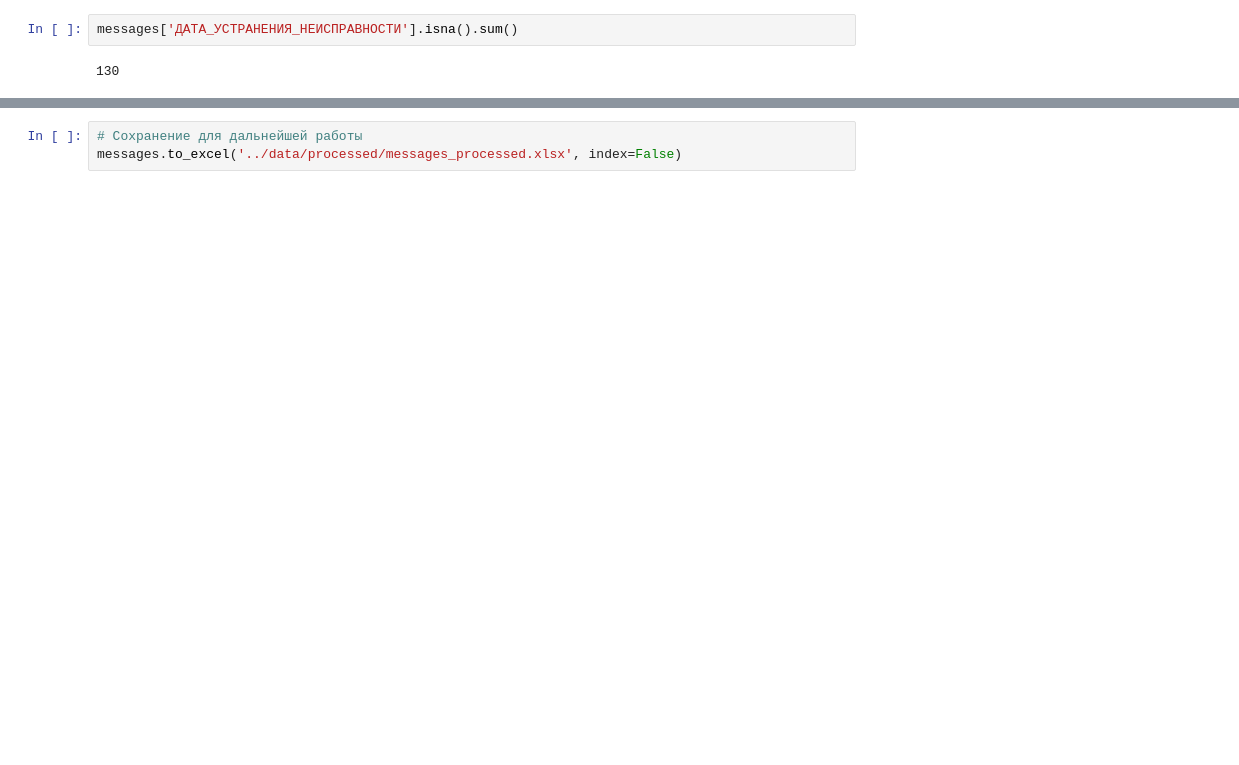
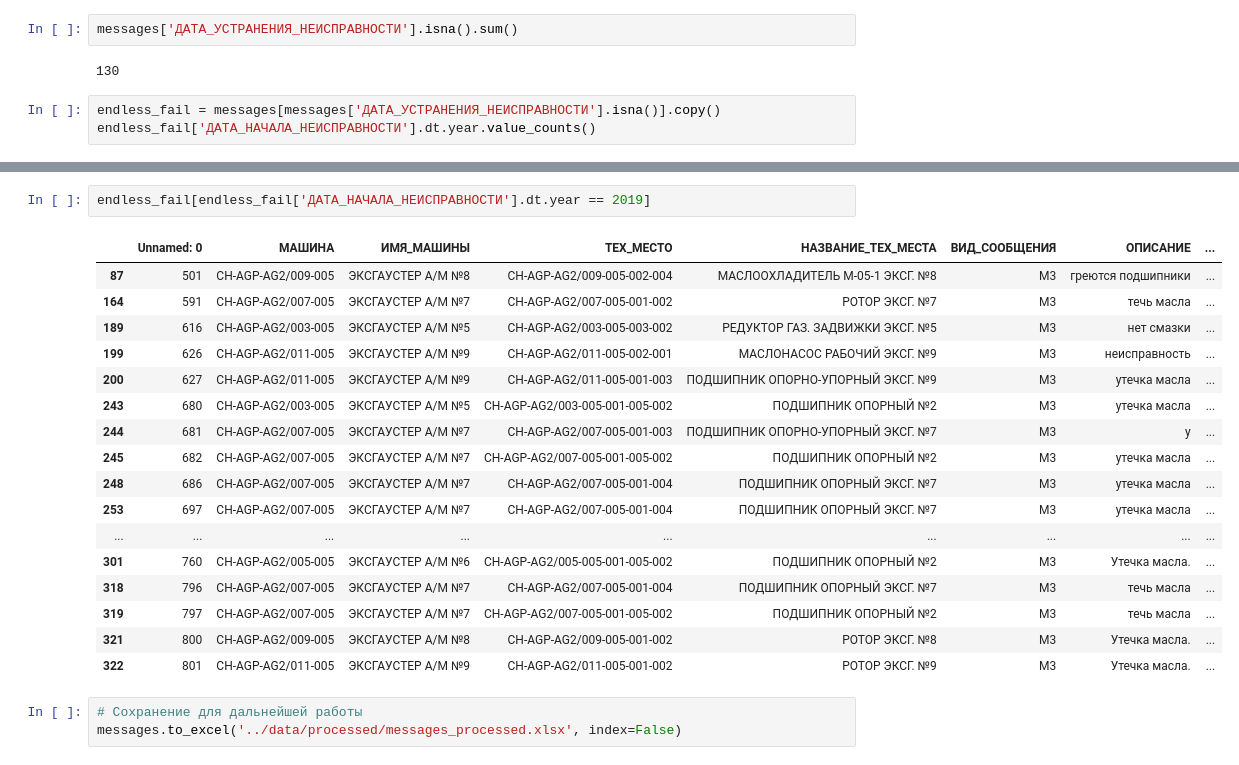
Before and after one commit to Svkhorol/Equipment-Failure-Prediction, a Jupyter notebook: notebook/processing_messages.ipynb, the cells around one changed output, grey strips where cells are left out. Drawn from its saved outputs; the diff is of its cells as text; blank space fills up the shorter version.

```diff
--- a/notebook/processing_messages.ipynb
+++ b/notebook/processing_messages.ipynb
@@ -99,3 +102,6 @@ messages.head()
 messages['ДАТА_УСТРАНЕНИЯ_НЕИСПРАВНОСТИ'].isna().sum()
 # %% [output]
 130
+# %%
+endless_fail = messages[messages['ДАТА_УСТРАНЕНИЯ_НЕИСПРАВНОСТИ'].isna()].copy()
+endless_fail['ДАТА_НАЧАЛА_НЕИСПРАВНОСТИ'].dt.year.value_counts()
@@ -102,3 +136,23 @@ messages['ДАТА_УСТРАНЕНИЯ_НЕИСПРАВНОСТИ'].isna().sum(
+# %%
+endless_fail[endless_fail['ДАТА_НАЧАЛА_НЕИСПРАВНОСТИ'].dt.year == 2019]
+# %% [output]
+|  | Unnamed: 0 | МАШИНА | ИМЯ_МАШИНЫ | ТЕХ_МЕСТО | НАЗВАНИЕ_ТЕХ_МЕСТА | ВИД_СООБЩЕНИЯ | ОПИСАНИЕ | ... |
+| 87 | 501 | CH-AGP-AG2/009-005 | ЭКСГАУСТЕР А/М №8 | CH-AGP-AG2/009-005-002-004 | МАСЛООХЛАДИТЕЛЬ М-05-1 ЭКСГ. №8 | M3 | греются подшипники | ... |
+| 164 | 591 | CH-AGP-AG2/007-005 | ЭКСГАУСТЕР А/М №7 | CH-AGP-AG2/007-005-001-002 | РОТОР ЭКСГ. №7 | M3 | течь масла | ... |
+| 189 | 616 | CH-AGP-AG2/003-005 | ЭКСГАУСТЕР А/М №5 | CH-AGP-AG2/003-005-003-002 | РЕДУКТОР ГАЗ. ЗАДВИЖКИ ЭКСГ. №5 | M3 | нет смазки | ... |
+| 199 | 626 | CH-AGP-AG2/011-005 | ЭКСГАУСТЕР А/М №9 | CH-AGP-AG2/011-005-002-001 | МАСЛОНАСОС РАБОЧИЙ ЭКСГ. №9 | M3 | неисправность | ... |
+| 200 | 627 | CH-AGP-AG2/011-005 | ЭКСГАУСТЕР А/М №9 | CH-AGP-AG2/011-005-001-003 | ПОДШИПНИК ОПОРНО-УПОРНЫЙ ЭКСГ. №9 | M3 | утечка масла | ... |
+| 243 | 680 | CH-AGP-AG2/003-005 | ЭКСГАУСТЕР А/М №5 | CH-AGP-AG2/003-005-001-005-002 | ПОДШИПНИК ОПОРНЫЙ №2 | M3 | утечка масла | ... |
+| 244 | 681 | CH-AGP-AG2/007-005 | ЭКСГАУСТЕР А/М №7 | CH-AGP-AG2/007-005-001-003 | ПОДШИПНИК ОПОРНО-УПОРНЫЙ ЭКСГ. №7 | M3 | у | ... |
+| 245 | 682 | CH-AGP-AG2/007-005 | ЭКСГАУСТЕР А/М №7 | CH-AGP-AG2/007-005-001-005-002 | ПОДШИПНИК ОПОРНЫЙ №2 | M3 | утечка масла | ... |
+| 248 | 686 | CH-AGP-AG2/007-005 | ЭКСГАУСТЕР А/М №7 | CH-AGP-AG2/007-005-001-004 | ПОДШИПНИК ОПОРНЫЙ ЭКСГ. №7 | M3 | утечка масла | ... |
+| 253 | 697 | CH-AGP-AG2/007-005 | ЭКСГАУСТЕР А/М №7 | CH-AGP-AG2/007-005-001-004 | ПОДШИПНИК ОПОРНЫЙ ЭКСГ. №7 | M3 | утечка масла | ... |
+| ... | ... | ... | ... | ... | ... | ... | ... | ... |
+| 301 | 760 | CH-AGP-AG2/005-005 | ЭКСГАУСТЕР А/М №6 | CH-AGP-AG2/005-005-001-005-002 | ПОДШИПНИК ОПОРНЫЙ №2 | M3 | Утечка масла. | ... |
+| 318 | 796 | CH-AGP-AG2/007-005 | ЭКСГАУСТЕР А/М №7 | CH-AGP-AG2/007-005-001-004 | ПОДШИПНИК ОПОРНЫЙ ЭКСГ. №7 | M3 | течь масла | ... |
+| 319 | 797 | CH-AGP-AG2/007-005 | ЭКСГАУСТЕР А/М №7 | CH-AGP-AG2/007-005-001-005-002 | ПОДШИПНИК ОПОРНЫЙ №2 | M3 | течь масла | ... |
+| 321 | 800 | CH-AGP-AG2/009-005 | ЭКСГАУСТЕР А/М №8 | CH-AGP-AG2/009-005-001-002 | РОТОР ЭКСГ. №8 | M3 | Утечка масла. | ... |
+| 322 | 801 | CH-AGP-AG2/011-005 | ЭКСГАУСТЕР А/М №9 | CH-AGP-AG2/011-005-001-002 | РОТОР ЭКСГ. №9 | M3 | Утечка масла. | ... |
 # %%
 # Сохранение для дальнейшей работы
 messages.to_excel('../data/processed/messages_processed.xlsx', index=False)
```
Also changed, not shown: parts of 3 cells of this notebook, 8 other files.
